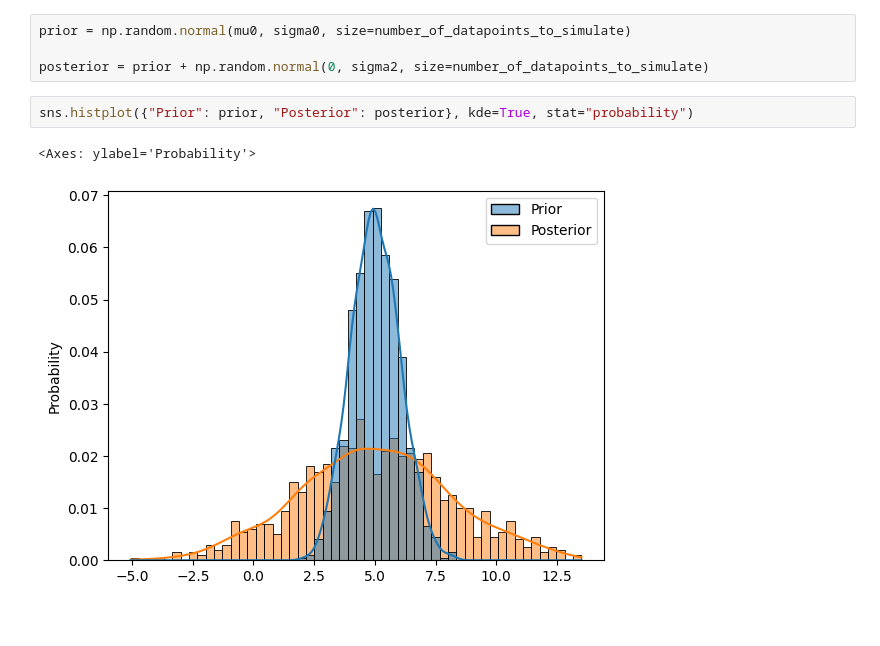
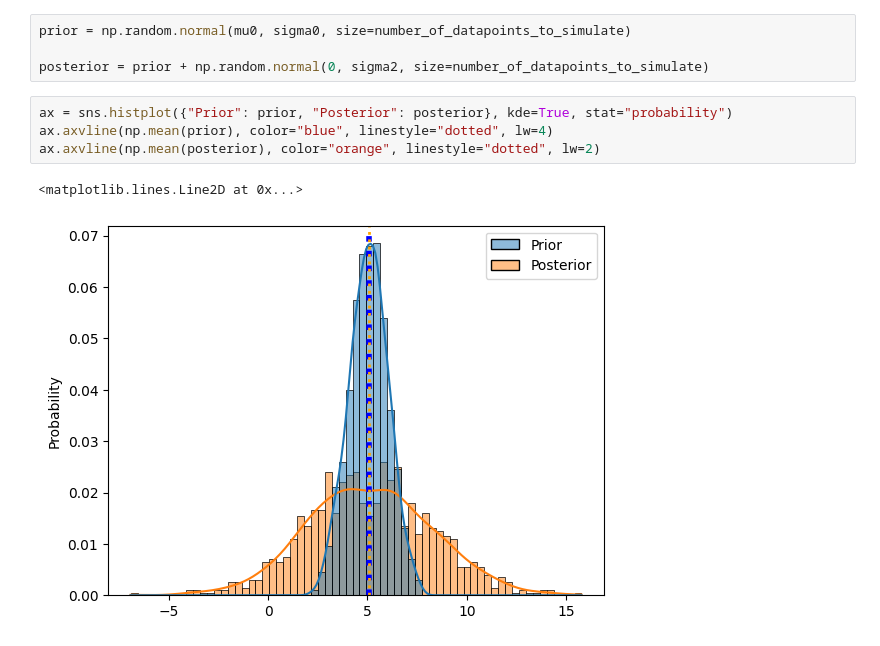
Before and after one commit to NightHydra/CognitiveModelingHomework, a Jupyter notebook: Homeworks/HW3/hw_3_problem4.ipynb, the cells around one changed output. Saved outputs shown, nothing was run; the diff lists cells and outputs as text.

```diff
--- a/Homeworks/HW3/hw_3_problem4.ipynb
+++ b/Homeworks/HW3/hw_3_problem4.ipynb
@@ -25,8 +28,10 @@ number_of_datapoints_to_simulate = 1000
 prior = np.random.normal(mu0, sigma0, size=number_of_datapoints_to_simulate)
 
 posterior = prior + np.random.normal(0, sigma2, size=number_of_datapoints_to_simulate)
-# %%
-sns.histplot({"Prior": prior, "Posterior": posterior}, kde=True, stat="probability")
-# %% [output]
-<Axes: ylabel='Probability'>
-[figure, removed]
+# %%
+ax = sns.histplot({"Prior": prior, "Posterior": posterior}, kde=True, stat="probability")
+ax.axvline(np.mean(prior), color="blue", linestyle="dotted", lw=4)
+ax.axvline(np.mean(posterior), color="orange", linestyle="dotted", lw=2)
+# %% [output]
+<matplotlib.lines.Line2D at 0x...>
+[figure, added]
```
Also changed, not shown: parts of 1 cell of this notebook, 3 other files.
